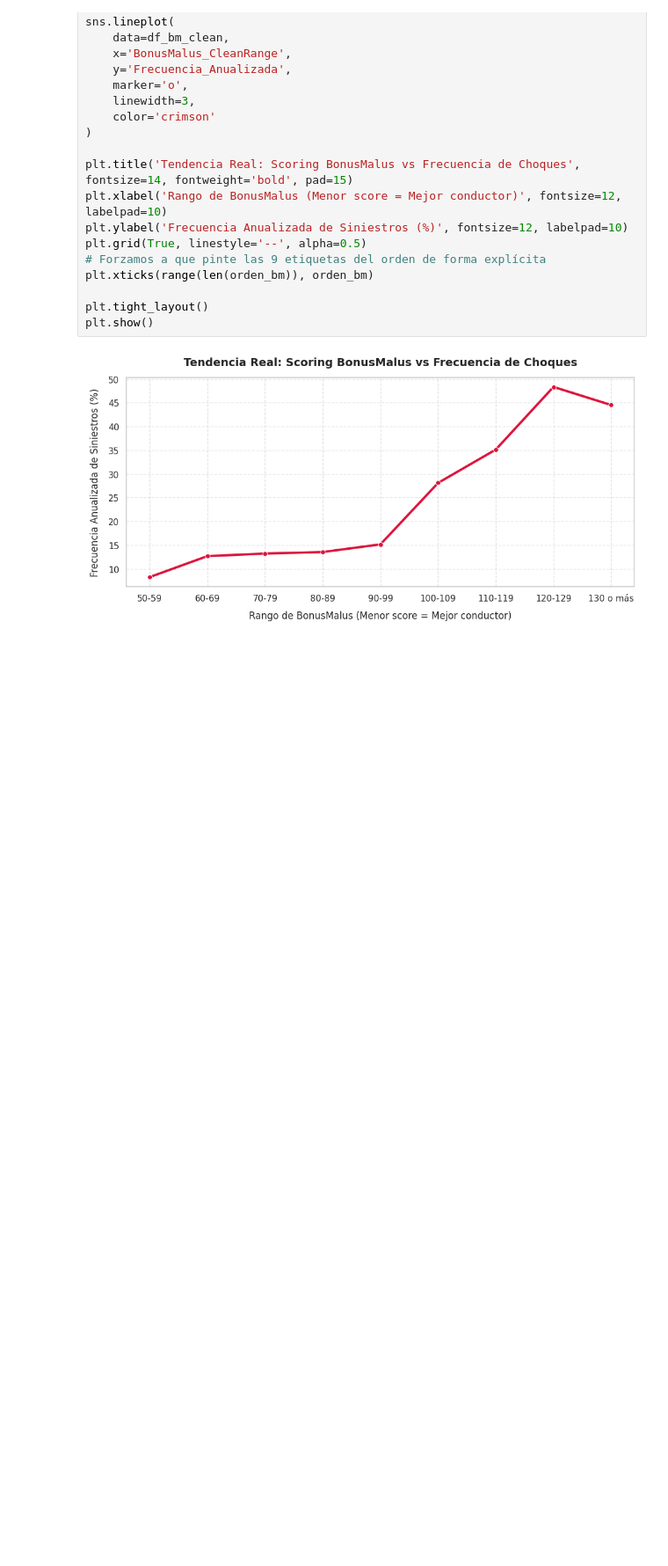
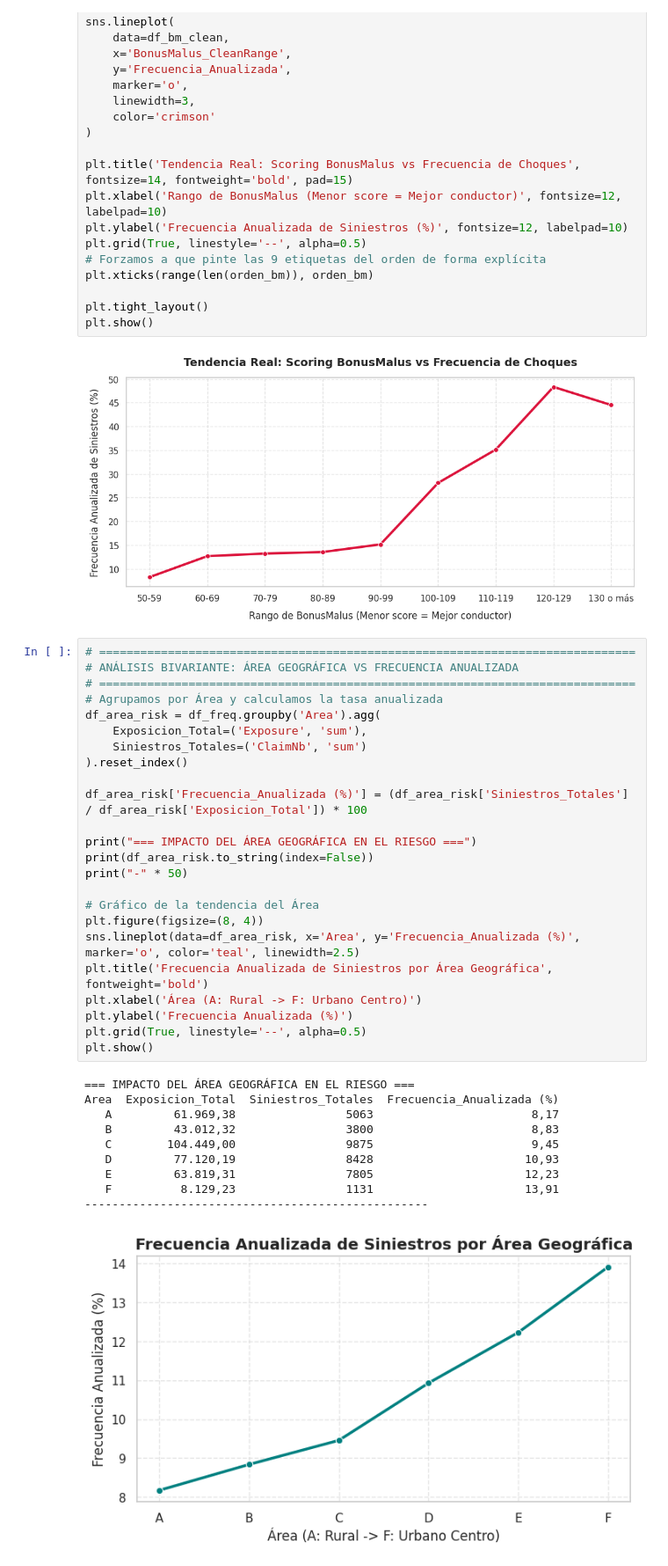
Before and after one commit to AlejandroSenabre/MTPL-Insurance-Pricing-GLM-vs-ML, a Jupyter notebook: notebooks/eda_and_cleaning.ipynb, the cells around one changed output. Shown at 88% size. Cells and saved outputs as stored; diff of their text form; blank space fills up the shorter version.

```diff
--- a/notebooks/eda_and_cleaning.ipynb
+++ b/notebooks/eda_and_cleaning.ipynb
@@ -398,3 +424,38 @@ plt.tight_layout()
 plt.show()
 # %% [output]
 [figure]
+# %%
+# ==============================================================================
+# ANÁLISIS BIVARIANTE: ÁREA GEOGRÁFICA VS FRECUENCIA ANUALIZADA
+# ==============================================================================
+# Agrupamos por Área y calculamos la tasa anualizada
+df_area_risk = df_freq.groupby('Area').agg(
+    Exposicion_Total=('Exposure', 'sum'),
+    Siniestros_Totales=('ClaimNb', 'sum')
+).reset_index()
+
+df_area_risk['Frecuencia_Anualizada (%)'] = (df_area_risk['Siniestros_Totales'] / df_area_risk['Exposicion_Total']) * 100
+
+print("=== IMPACTO DEL ÁREA GEOGRÁFICA EN EL RIESGO ===")
+print(df_area_risk.to_string(index=False))
+print("-" * 50)
+
+# Gráfico de la tendencia del Área
+plt.figure(figsize=(8, 4))
+sns.lineplot(data=df_area_risk, x='Area', y='Frecuencia_Anualizada (%)', marker='o', color='teal', linewidth=2.5)
+plt.title('Frecuencia Anualizada de Siniestros por Área Geográfica', fontweight='bold')
+plt.xlabel('Área (A: Rural -> F: Urbano Centro)')
+plt.ylabel('Frecuencia Anualizada (%)')
+plt.grid(True, linestyle='--', alpha=0.5)
+plt.show()
+# %% [output]
+=== IMPACTO DEL ÁREA GEOGRÁFICA EN EL RIESGO ===
+Area  Exposicion_Total  Siniestros_Totales  Frecuencia_Anualizada (%)
+   A         61.969,38                5063                       8,17
+   B         43.012,32                3800                       8,83
+   C        104.449,00                9875                       9,45
+   D         77.120,19                8428                      10,93
+   E         63.819,31                7805                      12,23
+   F          8.129,23                1131                      13,91
+--------------------------------------------------
+[figure, added]
```
Also changed, not shown: parts of 9 cells of this notebook.
